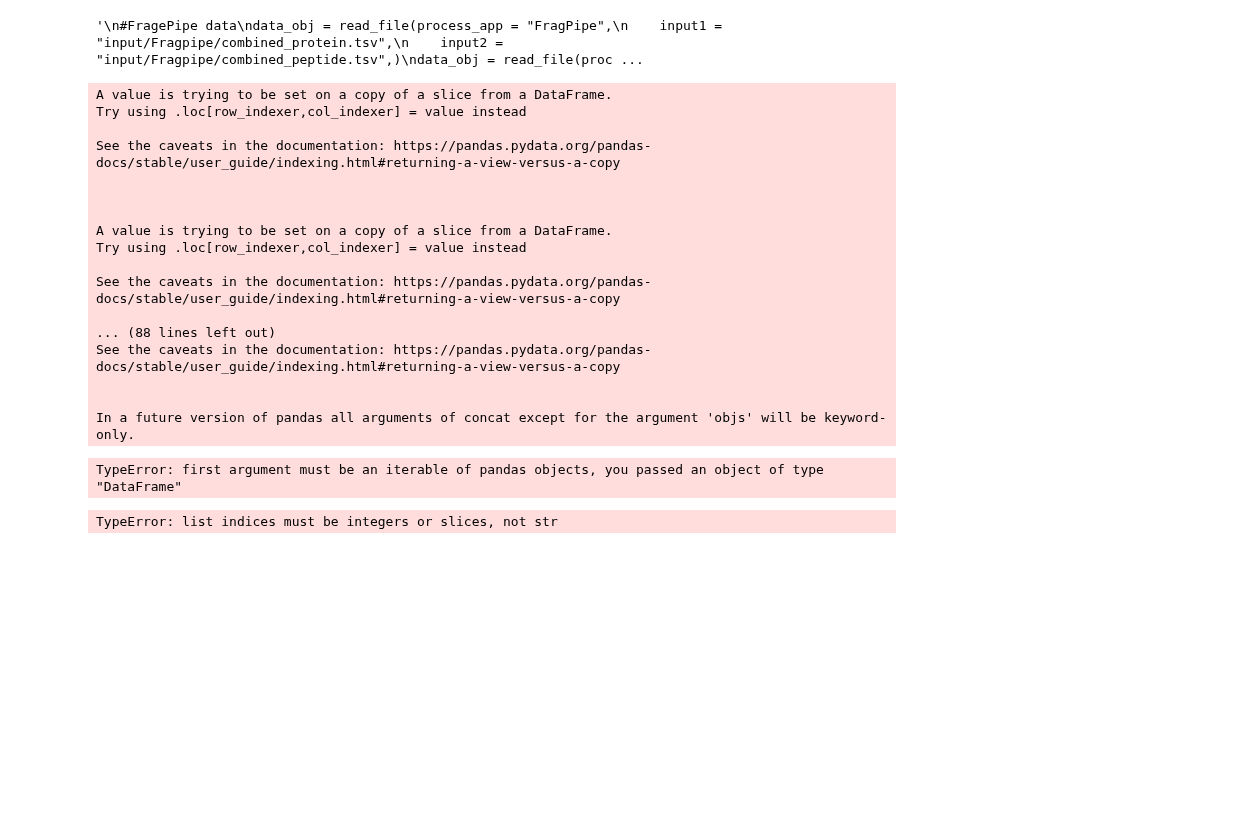
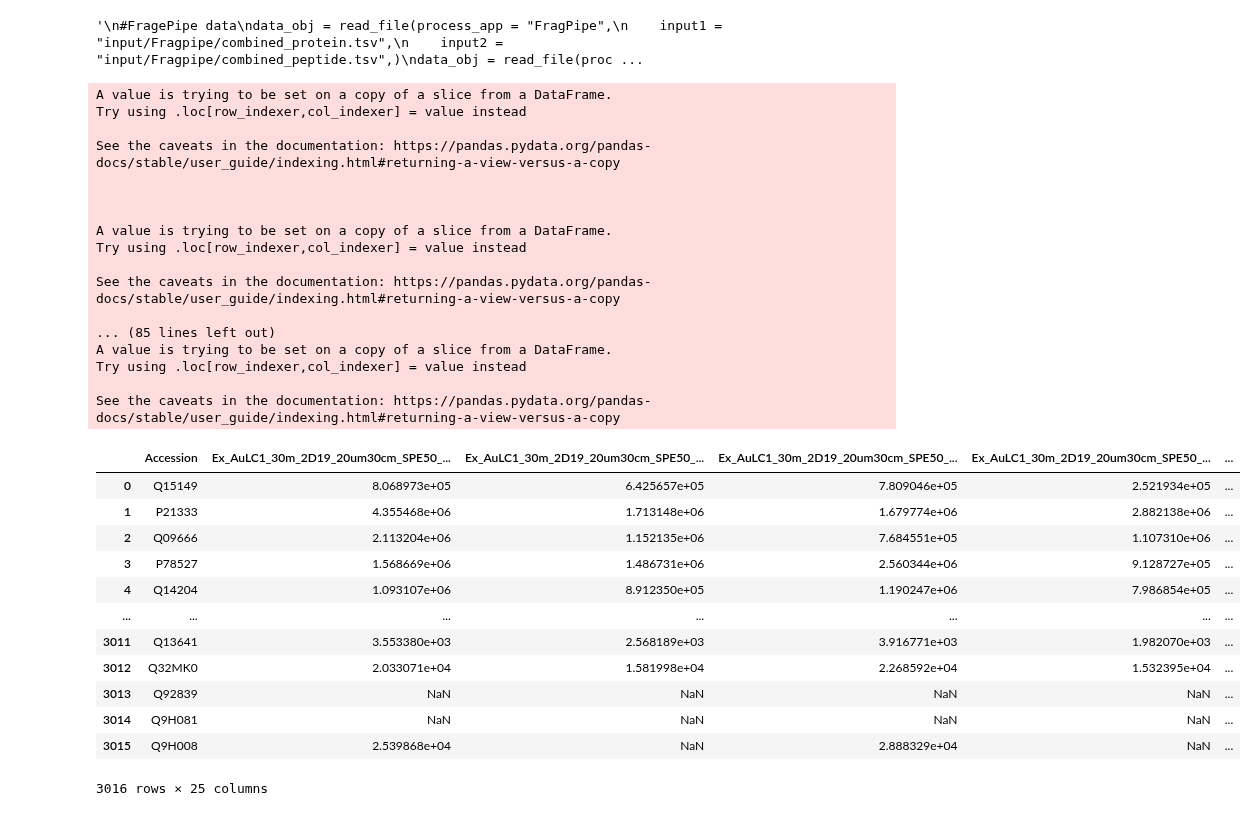
Before and after one commit to RTKlab-BYU/SCP_LF, a Jupyter notebook: Single_cell_workflow.ipynb, the cells around one changed output. Drawn from its saved outputs; the diff is of its cells as text; code cells hidden in the pictures; blank space fills up the shorter version.

```diff
--- a/Single_cell_workflow.ipynb
+++ b/Single_cell_workflow.ipynb
@@ -526,37 +526,37 @@ def outer_join_data_objects(data_objects):
             first_file = False
             final_data_object = eachDataObject
         else:
-            final_data_object['run_names'] = pd.concat(final_data_object['run_names'],eachDataObject['run_names'])
-            final_data_object['protein_other_info'] = pd.concat(final_data_object['protein_other_info'],eachDataObject['protein_other_info'])
-            final_data_object['peptide_other_info'] = pd.concat(final_data_object['peptide_other_info'],eachDataObject['peptide_other_info'])
-            final_data_object['protein_ID_Summary'] = pd.concat(final_data_object['protein_ID_Summary'],eachDataObject['protein_ID_Summary'])
-            final_data_object['peptide_ID_Summary'] = pd.concat(final_data_object['peptide_ID_Summary'],eachDataObject['peptide_ID_Summary'])
+            final_data_object['run_names'] = pd.concat([final_data_object['run_names'],eachDataObject['run_names']])
+            final_data_object['protein_other_info'] = pd.concat([final_data_object['protein_other_info'],eachDataObject['protein_other_info']])
+            final_data_object['peptide_other_info'] = pd.concat([final_data_object['peptide_other_info'],eachDataObject['peptide_other_info']])
+            final_data_object['protein_ID_Summary'] = pd.concat([final_data_object['protein_ID_Summary'],eachDataObject['protein_ID_Summary']])
+            final_data_object['peptide_ID_Summary'] = pd.concat([final_data_object['peptide_ID_Summary'],eachDataObject['peptide_ID_Summary']])
             duplicates_found = False
 
             #loop through to see if there are any duplicate files
-            for eachCol in final_data_object['protein_abundance'].loc[:, final_data_object.columns!='Accession'].columns:
+            for eachCol in final_data_object['protein_abundance'].loc[:, final_data_object['protein_abundance'].columns!='Accession'].columns:
                 if eachCol in eachDataObject['protein_abundance'].columns:
                     duplicates_found = True
                 else:
                     pass
-            for eachCol in final_data_object['protein_ID_matrix'].loc[:, final_data_object.columns!='Accession'].columns:
+            for eachCol in final_data_object['protein_ID_matrix'].loc[:, final_data_object['protein_ID_matrix'].columns!='Accession'].columns:
                 if eachCol in eachDataObject['protein_ID_matrix'].columns:
                     duplicates_found = True
                 else:
                     pass
-            for eachCol in final_data_object['peptide_abundance'].loc[:, final_data_object.columns!='Annotated Sequence'].columns:
+            for eachCol in final_data_object['peptide_abundance'].loc[:, final_data_object['peptide_abundance'].columns!='Annotated Sequence'].columns:
                 if eachCol in eachDataObject['peptide_abundance'].columns:
                     duplicates_found = True
                 else:
                     pass
-            for eachCol in final_data_object['peptide_ID_matrix'].loc[:, final_data_object.columns!='Annotated Sequence'].columns:
+            for eachCol in final_data_object['peptide_ID_matrix'].loc[:, final_data_object['peptide_ID_matrix'].columns!='Annotated Sequence'].columns:
                 if eachCol in eachDataObject['peptide_ID_matrix'].columns:
                     duplicates_found = True
                 else:
                     pass
             if duplicates_found:
                 print("Error: files analyzed twice present!!!")
-                quit(code="Error: files analyzed twice present!!!")
+                quit()
             else:
                 #merge keeping all proteins
                 pd.merge(final_data_object['protein_abundance'],eachDataObject['protein_abundance'],how="outer")
@@ -1914,43 +1914,56 @@ data_obj = read_file(process_app = "PD",
 # %%
 filelist = [{"input1":"SingleCell_30m_MBR_KO_2_Proteins.txt",
              "input2":"SingleCell_30m_MBR_KO_2_PeptideGroups.txt",
              "input3":"SingleCell_30m_MBR_KO_2_PeptideGroups.txt",
              "input4":"SingleCell_30m_MBR_KO_2_PeptideGroups.txt",
              "input5":"SingleCell_30m_MBR_KO_2_InputFiles.txt"},
-             {"input1":"SingleCell_30m_MBR_CTR_Proteins.txt",
-             "input2":"SingleCell_30m_MBR_CTR_PeptideGroups.txt",
-             "input3":"SingleCell_30m_MBR_CTR_PeptideGroups.txt",
-             "input4":"SingleCell_30m_MBR_CTR_PeptideGroups.txt",
-             "input5":"SingleCell_30m_MBR_CTR_InputFiles.txt"}
+             {"input1":"Micromics_jurkat_vs_hela_Proteins.txt",
+             "input2":"Micromics_jurkat_vs_hela_PeptideGroups.txt",
+             "input3":"Micromics_jurkat_vs_hela_Proteins.txt",
+             "input4":"Micromics_jurkat_vs_hela_PeptideGroups.txt",
+             "input5":"Micromics_jurkat_vs_hela_InputFiles.txt"}
             ]
 
 x = read_files(grouped_input_files=filelist,process_apps=["PD","PD"])
 data_obj = outer_join_data_objects(x)
+data_obj = filter_by_missing_values(data_obj)
 # %% [output]
 A value is trying to be set on a copy of a slice from a DataFrame.
 Try using .loc[row_indexer,col_indexer] = value instead
 
 See the caveats in the documentation: https://pandas.pydata.org/pandas-docs/stable/user_guide/indexing.html#returning-a-view-versus-a-copy
 
 
 
 A value is trying to be set on a copy of a slice from a DataFrame.
 Try using .loc[row_indexer,col_indexer] = value instead
 
 See the caveats in the documentation: https://pandas.pydata.org/pandas-docs/stable/user_guide/indexing.html#returning-a-view-versus-a-copy
 
-... (88 lines left out)
+... (85 lines left out)
+A value is trying to be set on a copy of a slice from a DataFrame.
+Try using .loc[row_indexer,col_indexer] = value instead
+
 See the caveats in the documentation: https://pandas.pydata.org/pandas-docs/stable/user_guide/indexing.html#returning-a-view-versus-a-copy
-
-
-In a future version of pandas all arguments of concat except for the argument 'objs' will be keyword-only.
+|  | Accession | Ex_AuLC1_30m_2D19_20um30cm_SPE50_... | Ex_AuLC1_30m_2D19_20um30cm_SPE50_... | Ex_AuLC1_30m_2D19_20um30cm_SPE50_... | Ex_AuLC1_30m_2D19_20um30cm_SPE50_... | ... |
+| 0 | Q15149 | 8.068973e+05 | 6.425657e+05 | 7.809046e+05 | 2.521934e+05 | ... |
+| 1 | P21333 | 4.355468e+06 | 1.713148e+06 | 1.679774e+06 | 2.882138e+06 | ... |
+| 2 | Q09666 | 2.113204e+06 | 1.152135e+06 | 7.684551e+05 | 1.107310e+06 | ... |
+| 3 | P78527 | 1.568669e+06 | 1.486731e+06 | 2.560344e+06 | 9.128727e+05 | ... |
+| 4 | Q14204 | 1.093107e+06 | 8.912350e+05 | 1.190247e+06 | 7.986854e+05 | ... |
+| ... | ... | ... | ... | ... | ... | ... |
+| 3011 | Q13641 | 3.553380e+03 | 2.568189e+03 | 3.916771e+03 | 1.982070e+03 | ... |
+| 3012 | Q32MK0 | 2.033071e+04 | 1.581998e+04 | 2.268592e+04 | 1.532395e+04 | ... |
+| 3013 | Q92839 | NaN | NaN | NaN | NaN | ... |
+| 3014 | Q9H081 | NaN | NaN | NaN | NaN | ... |
+| 3015 | Q9H008 | 2.539868e+04 | NaN | 2.888329e+04 | NaN | ... |
-TypeError: first argument must be an iterable of pandas objects, you passed an object of type "DataFrame"
+3016 rows × 25 columns
 # %%
 # define group names and assign analysis to different groups(web app version was done through GUI so
 # steps are taken to make sure they have same output)
 saved_settings = {
     "group1_name": "Knock Out",
-    "group2_name": "Control",
+    "group2_name": "Jurkat",
     "group3_name": "24_T",
     "group4_name": "24_V",
     "group5_name": "48_T",
@@ -1965,7 +1978,7 @@ saved_settings = {
 }
 filter_in = {
     "group1_record":"KO",
-    "group2_record":"Ctr",
+    "group2_record":"Jurkat",
     "group3_record":"24_T",
     "group4_record":"24_V",
     "group5_record":"48_T",
@@ -1983,15 +1996,12 @@ filter_out = {
     "72_T_chip1_D5",
 } #any item in filter_out if contains in the run name will not be used.
 
-print(data_obj["run_names"])
 
 for n in range(len(Group_LIST_NAME)):
     if saved_settings[GROUP_NAME[n]] != "" and filter_in[Group_LIST_NAME[n]] != "": #both name and in filter in exist
-        for run_name in data_obj["run_names"]:
+        for run_name in data_obj["run_names"]["Run Names"]:
             if filter_in[Group_LIST_NAME[n]] in run_name and (not any(item in run_name for item in filter_out)):
                 saved_settings[Group_LIST_NAME[n]].append({"option":run_name})
-# %% [output]
-TypeError: list indices must be integers or slices, not str
 # %%
 #ID plot(protein and peptides)
 plot_options={
```
Also changed, not shown: parts of 4 cells of this notebook.
